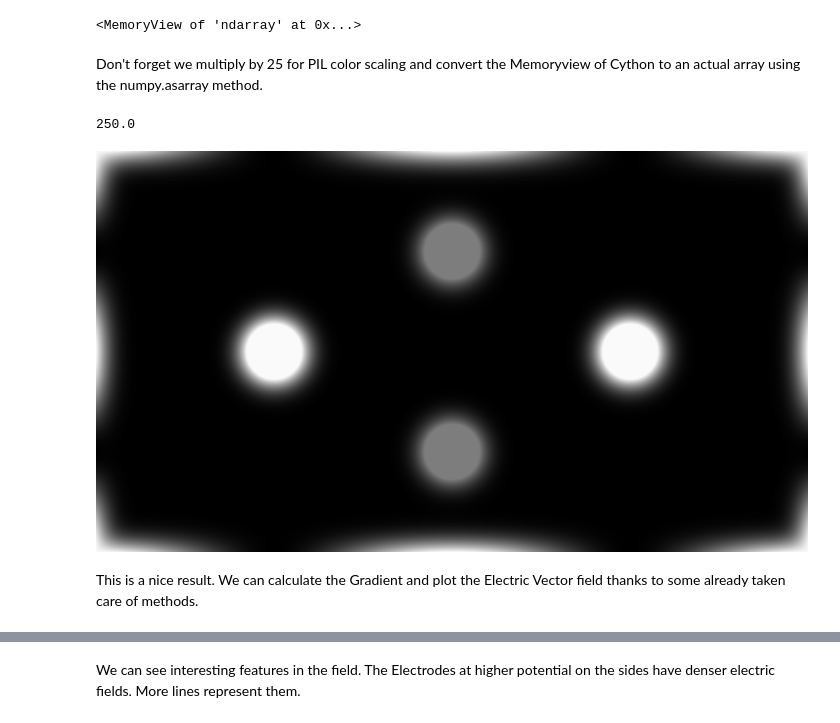
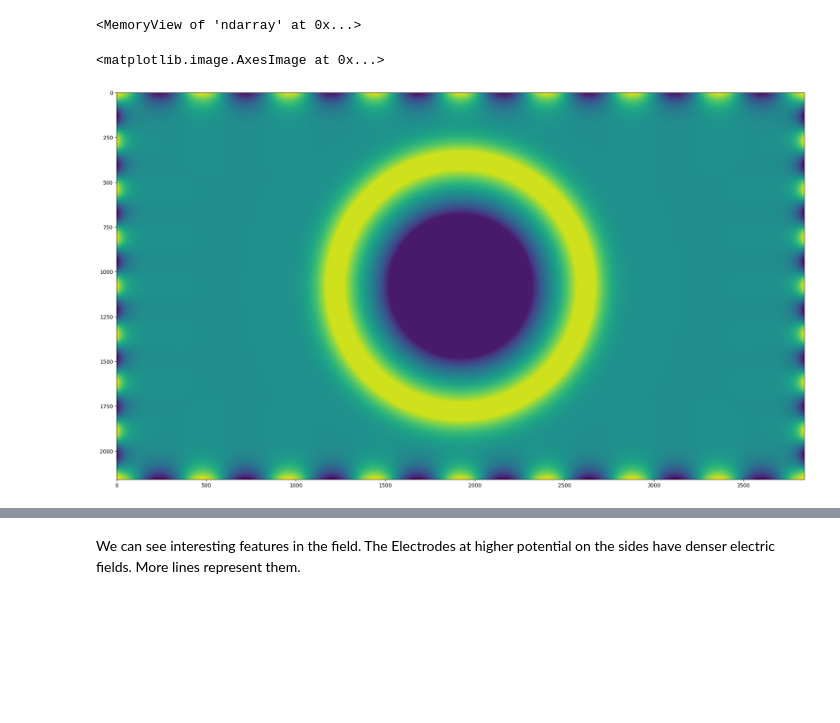
Before and after one commit to dcthecook/electrodynamics, a Jupyter notebook: CYTHON_Jacobi_Multiprocessed.ipynb, the cells around one changed output, grey strips where cells are left out. Saved outputs shown, nothing was run; the diff lists cells and outputs as text; code cells hidden in the pictures; blank space fills up the shorter version.

```diff
--- a/CYTHON_Jacobi_Multiprocessed.ipynb
+++ b/CYTHON_Jacobi_Multiprocessed.ipynb
@@ -166,16 +167,3 @@ A[0]
 #This is our final array to render. Our resulting potential.
 # %% [output]
 <MemoryView of 'ndarray' at 0x...>
-# %% [markdown]
-Don't forget we multiply by 25 for PIL color scaling and convert the Memoryview of Cython to an actual array using the numpy.asarray method.
-# %%
-test = 25*np.asarray(A[0])
-np.max(test)
-# %% [output]
-250.0
-# %%
-display(test)
-# %% [output]
-[figure, removed]
-# %% [markdown]
-This is a nice result. We can calculate the Gradient and plot the Electric Vector field thanks to some already taken care of methods.
@@ -184,3 +170,9 @@ import matplotlib.pyplot as plt
+# %%
+plt.figure(figsize = (24, 13.5))
+plt.imshow(A[0])
+# %% [output]
+<matplotlib.image.AxesImage at 0x...>
+[figure, added]
 # %%
 #field lines
 dy, dx = np.gradient(A[0])
```
Also changed, not shown: parts of 19 cells of this notebook.
